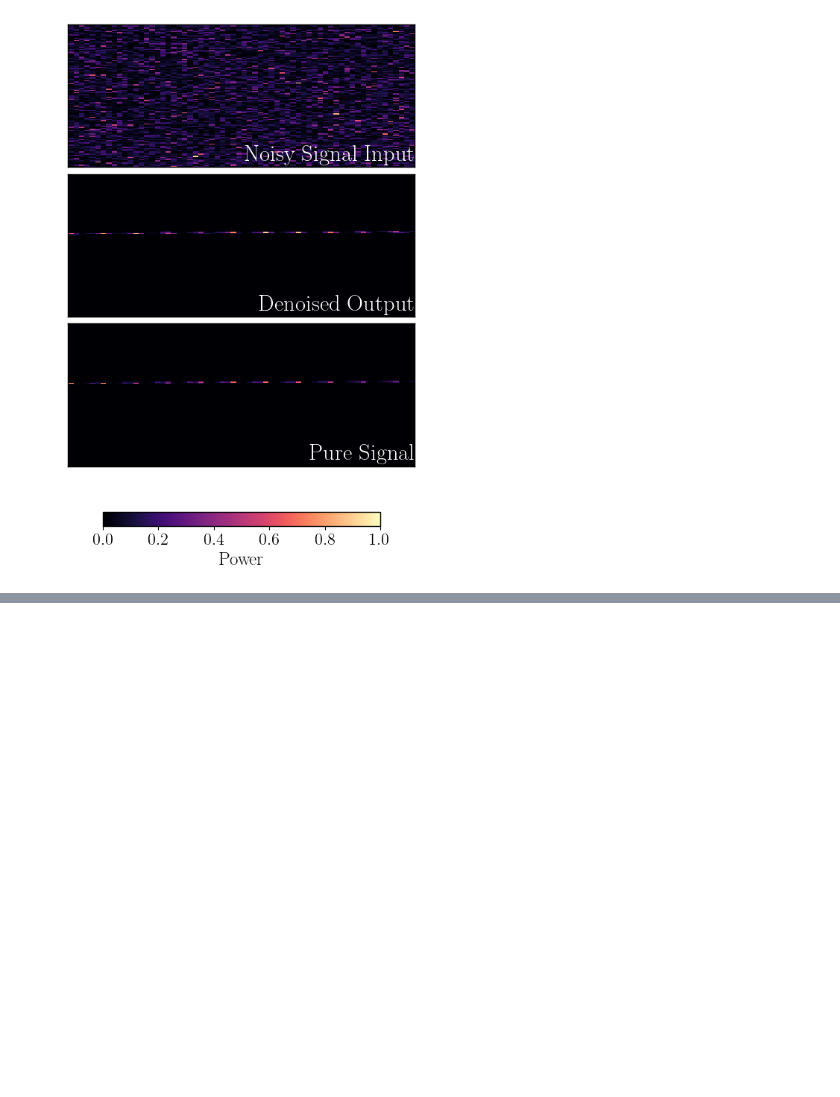
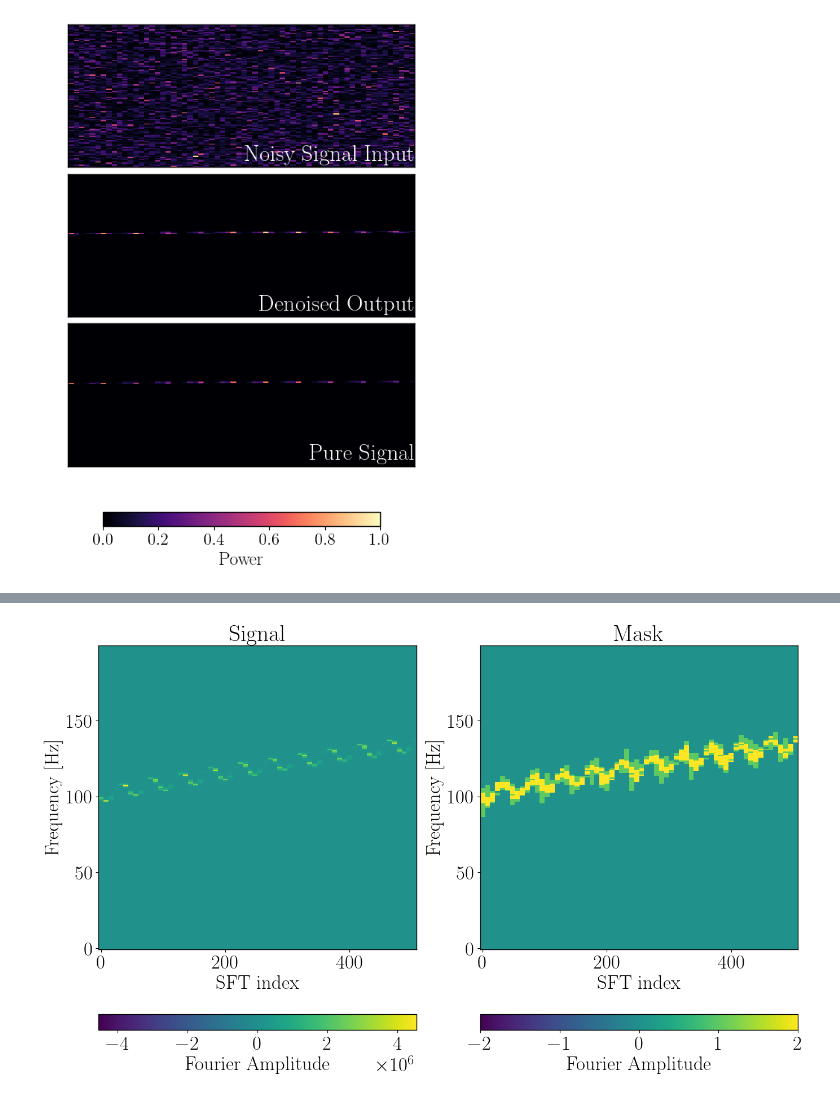
Before and after one commit to damondmc/cw_unet, a Jupyter notebook: script/spectrogram.ipynb, the cells around one changed output, grey strips where cells are left out. Saved outputs shown, nothing was run; the diff lists cells and outputs as text; code cells hidden in the pictures; blank space fills up the shorter version.

```diff
--- a/script/spectrogram.ipynb
+++ b/script/spectrogram.ipynb
@@ -575,0 +187,46 @@ vmin: 3.876413079417773e-12, vmax: 0.8637510814348835
+# %%
+def plot_spectrograms(timestamps, frequency, data):
+    fig, axs = plt.subplots(1, 2, figsize=(16, 10))
+
+    for ax in axs:
+        ax.set(xlabel="SFT index", ylabel="Frequency [Hz]")
+
+    time_in_days = (timestamps - timestamps[0]) / 1800
+
+    axs[0].set_title("Signal")
+    c = axs[0].pcolormesh(
+        time_in_days,
+        frequency,
+        data[0],
+        norm=colors.CenteredNorm(),
+    )
+    fig.colorbar(c, ax=axs[0], orientation="horizontal", label="Fourier Amplitude")
+
+    axs[1].set_title("Mask")
+    c = axs[1].pcolormesh(
+        time_in_days,
+        frequency,
+        data[1],
+        norm=colors.CenteredNorm(),
+    )
+
+    fig.colorbar(c, ax=axs[1], orientation="horizontal", label="Fourier Amplitude")
+
+    return fig, axs
+# %%
+# Example usage
+idx = 12
+size = (512, 64)  # From your original code
+Tsft = 14400  # From your original code
+timestamps = np.arange(0, size[1]) * Tsft  # Uniform timestamps
+frequency = np.arange(200)  # Adjusted to match [96:256-32] slice
+title = 'Spectrograms at 500 Hz'
+subtitles = ['Noisy Signal Input', 'Pure Signal']
+fourier_data_list = [
+    targets[idx][300:500, :, 0]**2+targets[idx][300:500, :, 1]**2,  # Shape: (160, 64, 2) selecting H1 real and imag
+    masks[idx][300:500, :, 0]**2 + masks[idx][300:500, :, 1]**2
+]
+fig, ax = plot_spectrograms(timestamps, frequency, fourier_data_list)
+fig.savefig('../result/plots/500Hz_mask_spectrogram.pdf', dpi=300, bbox_inches='tight')
+# %% [output]
+[figure, added]
```
Also changed, not shown: parts of 12 cells of this notebook, 18 other files.
